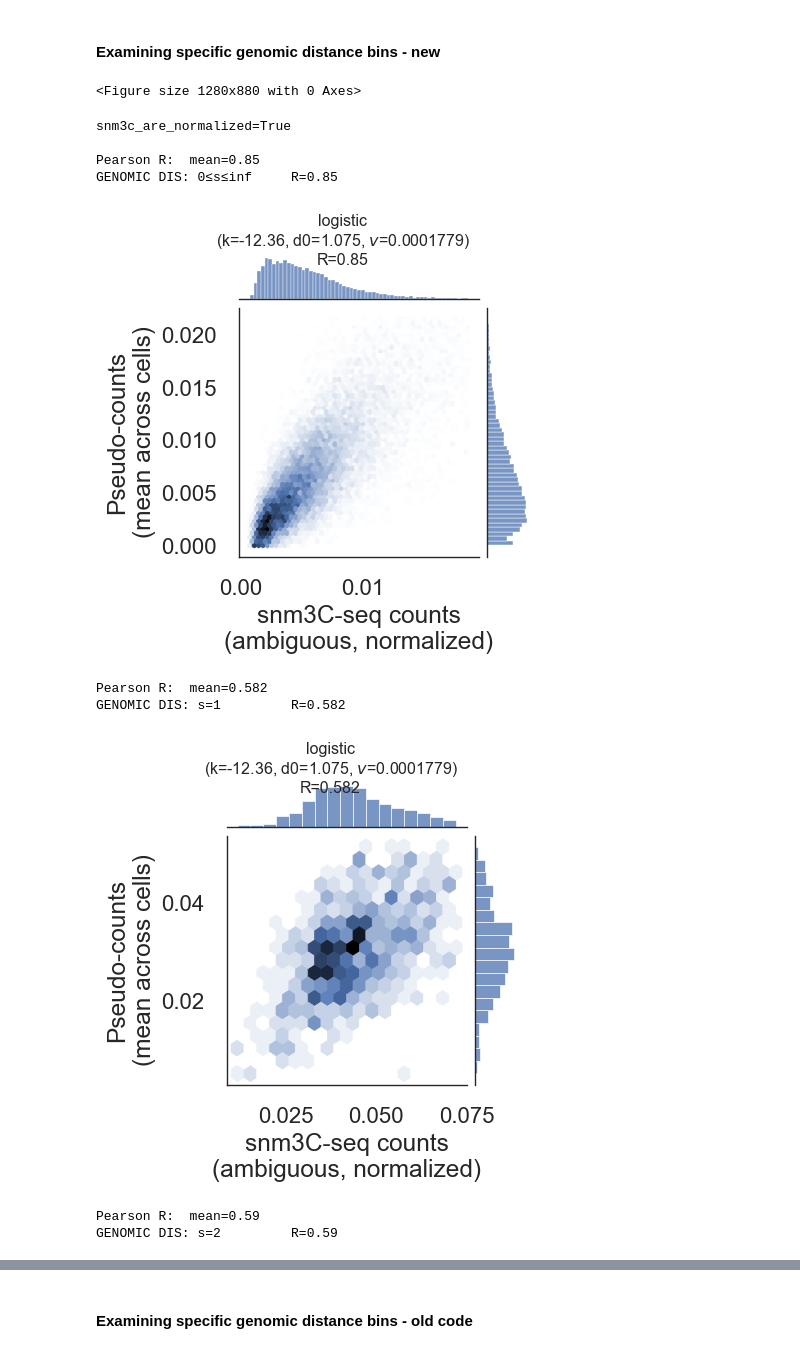
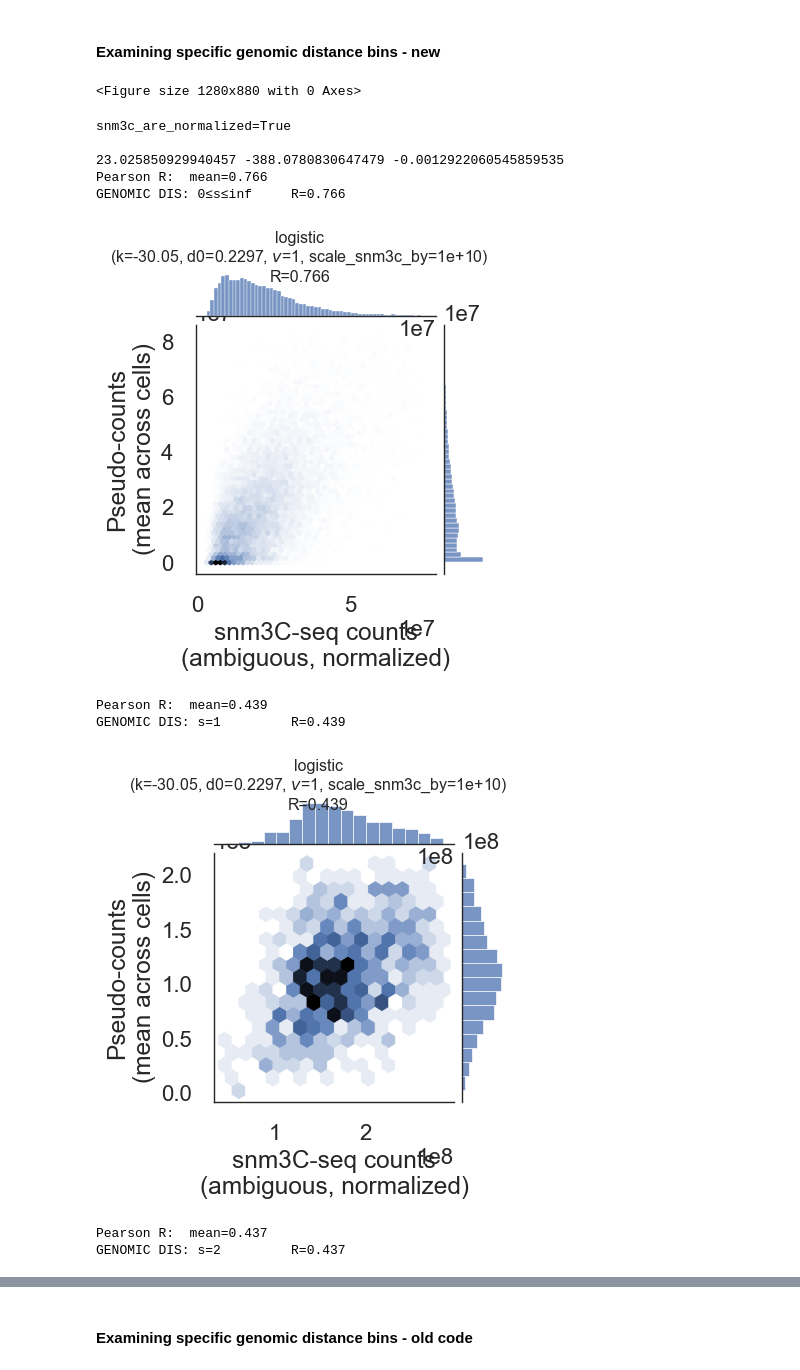
Before and after one commit to gesinecauer/Chromatin_Analysis_MOp, a Jupyter notebook: jupyter/snm3C-seq.ipynb, the cells around one changed output, grey strips where cells are left out. Cells and saved outputs as stored; diff of their text form; code cells hidden in the pictures.

Commit message:
final commit re pseudo-counts, moving on to using snm3c-seq to infer struct

```diff
--- a/jupyter/snm3C-seq.ipynb
+++ b/jupyter/snm3C-seq.ipynb
@@ -170,6 +170,7 @@ mcool_file_raw = '/net/gs/vol1/home/gesine/noble_lab/repos/Chromatin_Analysis_MO
 mcool_file = mcool_file_q
 resolution = 2.5 # 2.5 Mb (2.5e6 bp)
 # resolution = 0.5
+resolution = 0.1
 # resolution = int(1000 * 500) # 500 kb (5e5 bp)
 lengths_file = '/net/gs/vol1/home/gesine/noble_lab/projects/2015_gesine_diploid/data/liu2025/unambig/astro.nreads1e9.sc_alpha-2/counts.bed'
 
@@ -642,40 +651,57 @@ k = d0 = nu = q = None
 # k=-12.344;  d0=1.28435;  nu=1.35312e-05       # obj=0.02392685931    M=0.00016483  C=0.00047524 → mse.infer_nu.constraint50, seed=2 (temp)   →→ exp=-0.607 (snm3c = -0.886)
 # k=-12.3607;  d0=1.29214;  nu=1.2073e-05       # obj=0.0476888594     M=0.00016489  C=0.00047524 → mse.infer_nu.constraint100, seed=0  (FACTR)   →→ exp=-0.607 (snm3c = -0.886)
 
-scale_snm3c_by = 1
+
+# =============== INFERRED WITH Q+norm (IMPUTED + NORMALIZED) - NORM BIN1/RESCALING FIXED - CONSTRAINT **V3**
+# k=-37.7694;  d0=0.173042;  nu=1               # obj=8.48583092       M=0.00032805  C=0.0084855  → mse.constraint1e3_w0, seed=0  (FACTR) →→ exp=-0.653 (snm3c = -0.884)
+# k=-11.0982;  d0=1.0188;  nu=5.97116e-05       # obj=0.08484277177    M=0.00032823  C=0.0084515  → mse.infer_nu.constraint10_w0, seed=2
+
+
+# k=-29.1084;  d0=0.359837;  nu=1               # obj=274.253623       M=166.39      C=0.010787   → mse.scale1e3.constraint10_w0, seed=0  (FACTR) →→ exp=-0.607 (snm3c = -0.886)
+k=-30.0524;  d0=0.22972;  nu=1                # obj=1120.391455      M=232.17      C=0.0088822  → mse.scale1e3.constraint100_w0, seed=0  (FACTR) →→ exp=-0.637 (snm3c = -0.885)
+# k=-37.1455;  d0=0.180419;  nu=1               # obj=8805.915844      M=313.13      C=0.0084928  → mse.scale1e3.constraint1000_w0, seed=0  (FACTR) →→ exp=-0.651 (snm3c = -0.884)
+# k=-37.7461;  d0=0.173875;  nu=1               # obj=85182.29017      M=326.46      C=0.0084856  → mse.scale1e3.constraint1e4_w0, seed=0  (FACTR) →→ exp=-0.653 (snm3c = -0.884)
+# k=-37.7675;  d0=0.173119;  nu=1               # obj=848878.2688      M=327.9       C=0.0084855  → mse.scale1e3.constraint1e5_w0, seed=0  (FACTR) →→ exp=-0.653 (snm3c = -0.884)
+
+
+
+scale_snm3c_by = 1e10
 
 # =============================================================================
 snm3c_are_normalized = normalize
 print(f"{snm3c_are_normalized=}\n")
 plot = True
 
 # bins_per_genomic_dis = matrix_df.genomic_dis_ambig.value_counts()
 # snm3c_per_genomic_dis = matrix_df[matrix_df.genomic_dis.notnull()].groupby('genomic_dis').snm3c.mean()
 # genomic_dis_list = [1, 2, (0, np.inf)]
 # genomic_dis_list = [1, 2, 3, 4]
 # genomic_dis_list = np.arange(5, bins_per_genomic_dis[bins_per_genomic_dis >= 2000].index.max())
 # genomic_dis_list = [(1, 3), (10, np.inf)]
 # genomic_dis_list = [(0, np.inf),]
-genomic_dis_list = [(0, np.inf), 1, 2, 3, 4]
+# genomic_dis_list = [(0, np.inf), 1, 2, 3, 4]
 # genomic_dis_list = [1, (2, 4), (10, 15), (30, 40), (50, 70), (0, np.inf)]
 # genomic_dis_list = [(0, np.inf),]
 # genomic_dis_list = [1, 2, 3, 4, (0, np.inf)]
+
+genomic_dis_list = [(0, np.inf), 1, 2]
 
 transfer_func = logistic
 transfer_func_kwargs = dict(k=k, d0=d0, nu=nu) if q is None else dict(k=k, d0=d0, nu=nu, q=q)
 results_df = assess_via_genomic_dis(
     matrix_df, sc_dis=sc_dis, transfer_func=transfer_func, transfer_func_kwargs=transfer_func_kwargs,
     genomic_dis_list=genomic_dis_list, snm3c_are_normalized=snm3c_are_normalized, scale_snm3c_by=scale_snm3c_by,
     plot=plot, agg_func='mean', results_file=results_file, verbose=True)
 # %% [output]
 <Figure size 1280x880 with 0 Axes>
 snm3c_are_normalized=True
 
-Pearson R:  mean=0.85
-GENOMIC DIS: 0≤s≤inf     R=0.85
+23.025850929940457 -388.0780830647479 -0.0012922060545859535
+Pearson R:  mean=0.766
+GENOMIC DIS: 0≤s≤inf     R=0.766
-[figure, old version]
+[figure, new version]
-Pearson R:  mean=0.582
-GENOMIC DIS: s=1         R=0.582
+Pearson R:  mean=0.439
+GENOMIC DIS: s=1         R=0.439
-[figure, old version]
+[figure, new version]
-Pearson R:  mean=0.59
-GENOMIC DIS: s=2         R=0.59
+Pearson R:  mean=0.437
+GENOMIC DIS: s=2         R=0.437
```
Also changed, not shown: parts of 8 cells of this notebook, 2 other files.
